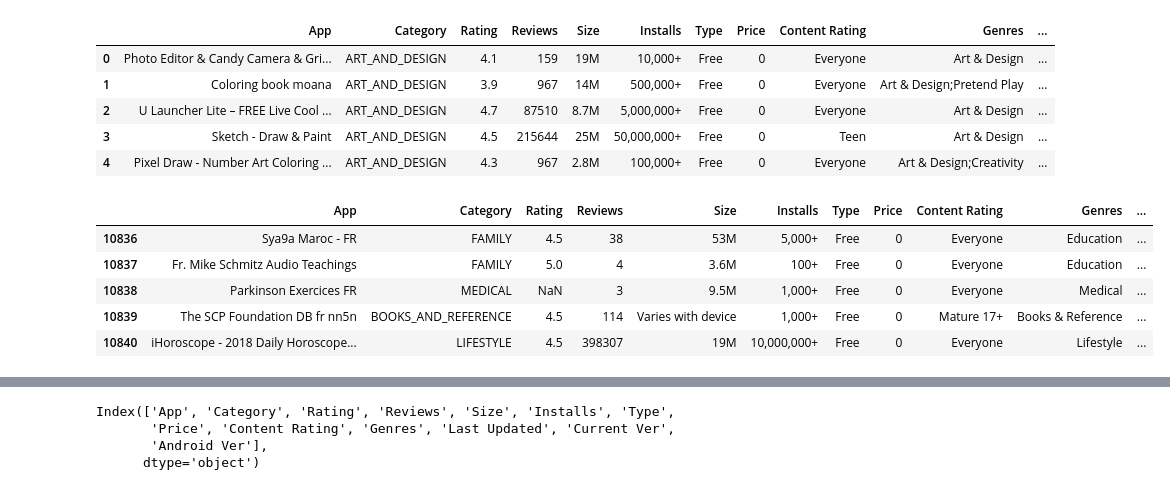
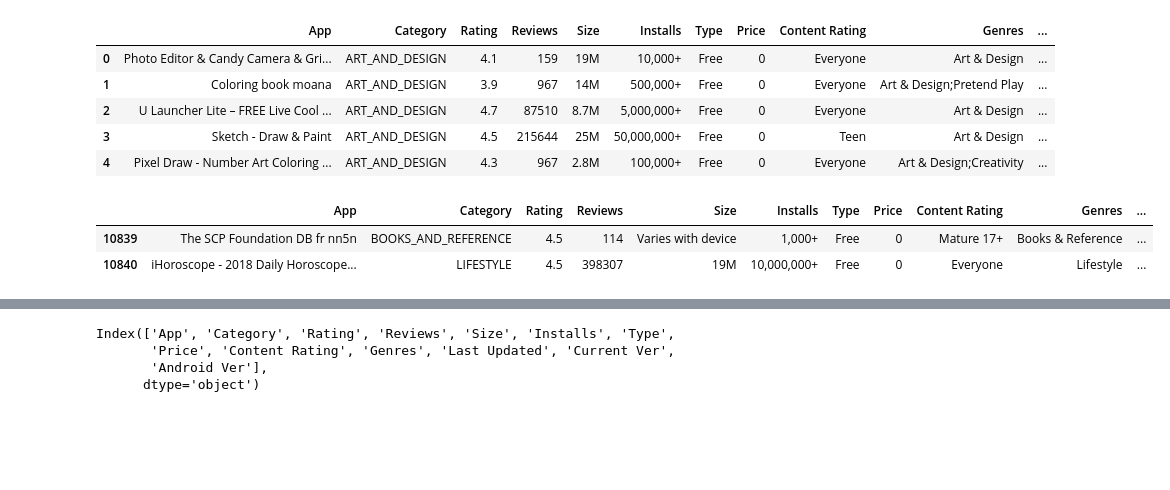
Before and after one commit to jaypatil143/Python-Project-, a Jupyter notebook: my_play_store_project.ipynb, the cells around one changed output, grey strips where cells are left out. Cells and saved outputs as stored; diff of their text form; code cells hidden in the pictures; blank space fills up the shorter version.

```diff
--- a/my_play_store_project.ipynb
+++ b/my_play_store_project.ipynb
@@ -45,12 +50,9 @@ df.head()
 | 3 | Sketch - Draw & Paint | ART_AND_DESIGN | 4.5 | 215644 | 25M | 50,000,000+ | Free | 0 | Teen | Art & Design | ... |
 | 4 | Pixel Draw - Number Art Coloring ... | ART_AND_DESIGN | 4.3 | 967 | 2.8M | 100,000+ | Free | 0 | Everyone | Art & Design;Creativity | ... |
 # %%
-df.tail(5)
+df.tail(2)
 # %% [output]
 |  | App | Category | Rating | Reviews | Size | Installs | Type | Price | Content Rating | Genres | ... |
-| 10836 | Sya9a Maroc - FR | FAMILY | 4.5 | 38 | 53M | 5,000+ | Free | 0 | Everyone | Education | ... |
-| 10837 | Fr. Mike Schmitz Audio Teachings | FAMILY | 5.0 | 4 | 3.6M | 100+ | Free | 0 | Everyone | Education | ... |
-| 10838 | Parkinson Exercices FR | MEDICAL | NaN | 3 | 9.5M | 1,000+ | Free | 0 | Everyone | Medical | ... |
 | 10839 | The SCP Foundation DB fr nn5n | BOOKS_AND_REFERENCE | 4.5 | 114 | Varies with device | 1,000+ | Free | 0 | Mature 17+ | Books & Reference | ... |
 | 10840 | iHoroscope - 2018 Daily Horoscope... | LIFESTYLE | 4.5 | 398307 | 19M | 10,000,000+ | Free | 0 | Everyone | Lifestyle | ... |
 # %%
```
Also changed, not shown: parts of 62 cells of this notebook.
